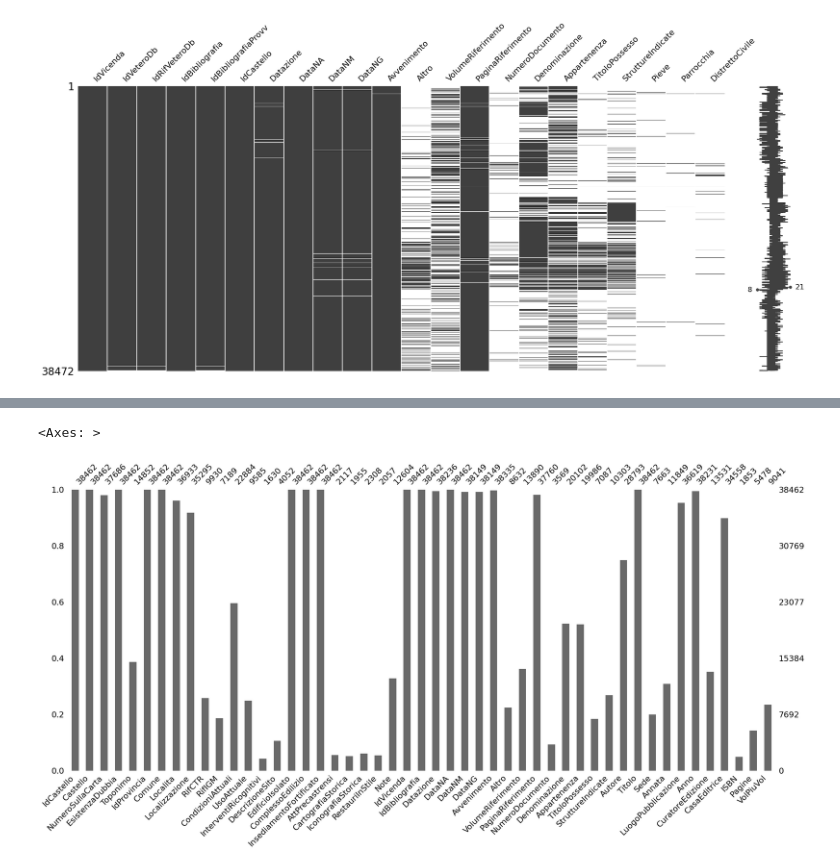
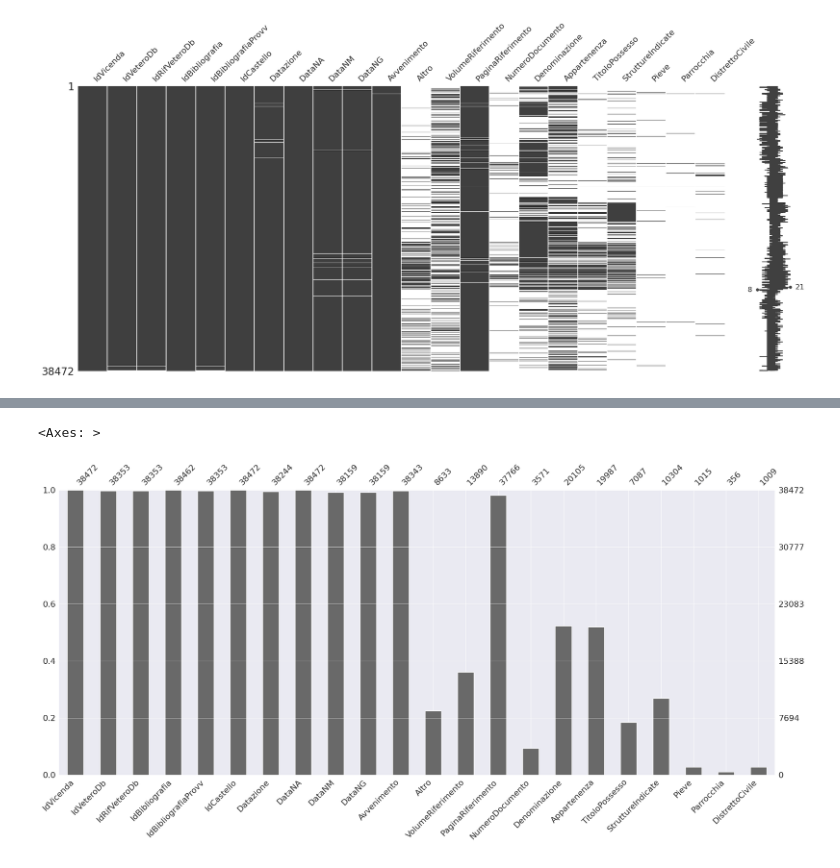
Before and after one commit to sbrzt/castelli, a Jupyter notebook: events.ipynb, the cells around one changed output, grey strips where cells are left out. Saved outputs shown, nothing was run; the diff lists cells and outputs as text; code cells hidden in the pictures.

Commit message:
FEAT: upgrade events.ipynb

```diff
--- a/events.ipynb
+++ b/events.ipynb
@@ -1,11 +5,19 @@
 # %%
 import pandas as pd
+import numpy as np
 import missingno as msno
 import seaborn as sns
 import matplotlib.pyplot as plt
 from collections import Counter
 import re
 from wordcloud import WordCloud, STOPWORDS
-from stopwords import get_stopwords
+import string
+import nltk
+from nltk.corpus import stopwords
+import itertools
+from sklearn.feature_extraction.text import CountVectorizer
 
-events = pd.read_csv('data/vicende.csv', delimiter='|', encoding='ISO-8859-1')
+
+sns.set_style('darkgrid')
+plt.rcParams['figure.figsize'] = (17,7)
+plt.rcParams['font.size'] = 18
@@ -202,5 +149,5 @@ msno.matrix(merged)
-# %%
-msno.bar(merged)
-# %% [output]
-<Axes: >
-[figure, removed]
+# %%
+msno.bar(events)
+# %% [output]
+<Axes: >
+[figure, added]
```
Also changed, not shown: parts of 74 cells of this notebook, 1 other file.
